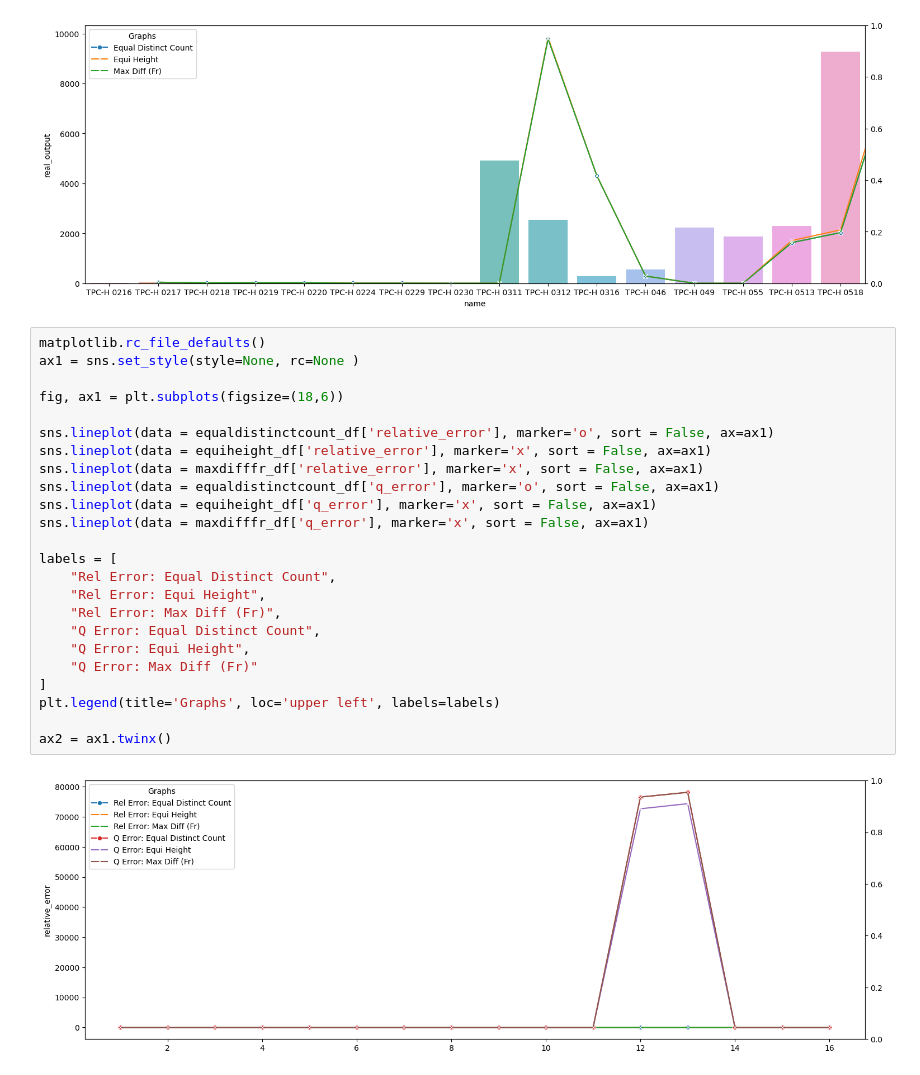
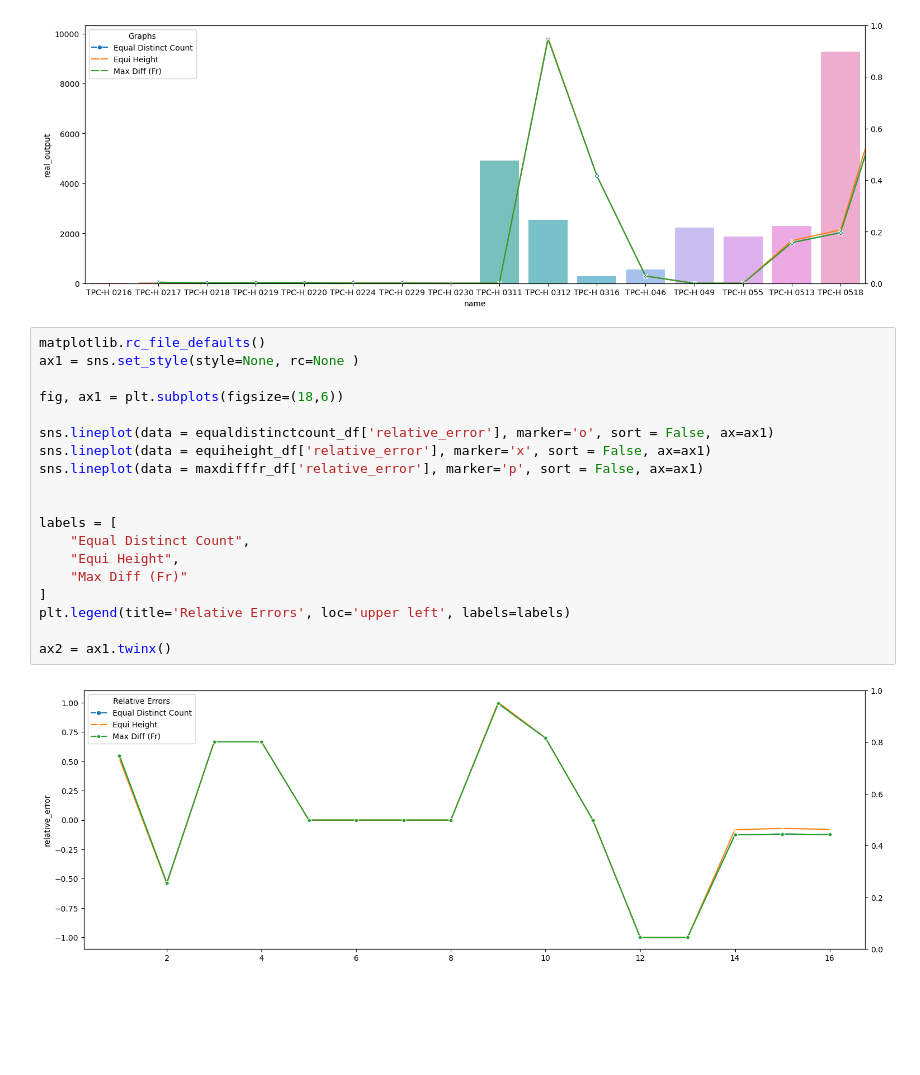
Before and after one commit to rrcomtech/hyrise-histograms, a Jupyter notebook: jupyter/visualize_cardinalities.ipynb, the cells around one changed output. Drawn from its saved outputs; the diff is of its cells as text; blank space fills up the shorter version.

Commit message:
Separated Relative Error and Q-Error

```diff
--- a/jupyter/visualize_cardinalities.ipynb
+++ b/jupyter/visualize_cardinalities.ipynb
@@ -130,26 +130,21 @@ sns.barplot(data = equaldistinctcount_df, x='name', y='real_output', alpha=0.75,
 # %%
 matplotlib.rc_file_defaults()
 ax1 = sns.set_style(style=None, rc=None )
 
 fig, ax1 = plt.subplots(figsize=(18,6))
 
 sns.lineplot(data = equaldistinctcount_df['relative_error'], marker='o', sort = False, ax=ax1)
 sns.lineplot(data = equiheight_df['relative_error'], marker='x', sort = False, ax=ax1)
-sns.lineplot(data = maxdifffr_df['relative_error'], marker='x', sort = False, ax=ax1)
-sns.lineplot(data = equaldistinctcount_df['q_error'], marker='o', sort = False, ax=ax1)
-sns.lineplot(data = equiheight_df['q_error'], marker='x', sort = False, ax=ax1)
-sns.lineplot(data = maxdifffr_df['q_error'], marker='x', sort = False, ax=ax1)
+sns.lineplot(data = maxdifffr_df['relative_error'], marker='p', sort = False, ax=ax1)
+
 
 labels = [
-    "Rel Error: Equal Distinct Count",
-    "Rel Error: Equi Height",
-    "Rel Error: Max Diff (Fr)",
-    "Q Error: Equal Distinct Count",
-    "Q Error: Equi Height",
-    "Q Error: Max Diff (Fr)"
+    "Equal Distinct Count",
+    "Equi Height",
+    "Max Diff (Fr)"
 ]
-plt.legend(title='Graphs', loc='upper left', labels=labels)
+plt.legend(title='Relative Errors', loc='upper left', labels=labels)
 
 ax2 = ax1.twinx()
 # %% [output]
-[figure, old version]
+[figure, new version]
```
Also changed, not shown: parts of 1 cell of this notebook.
